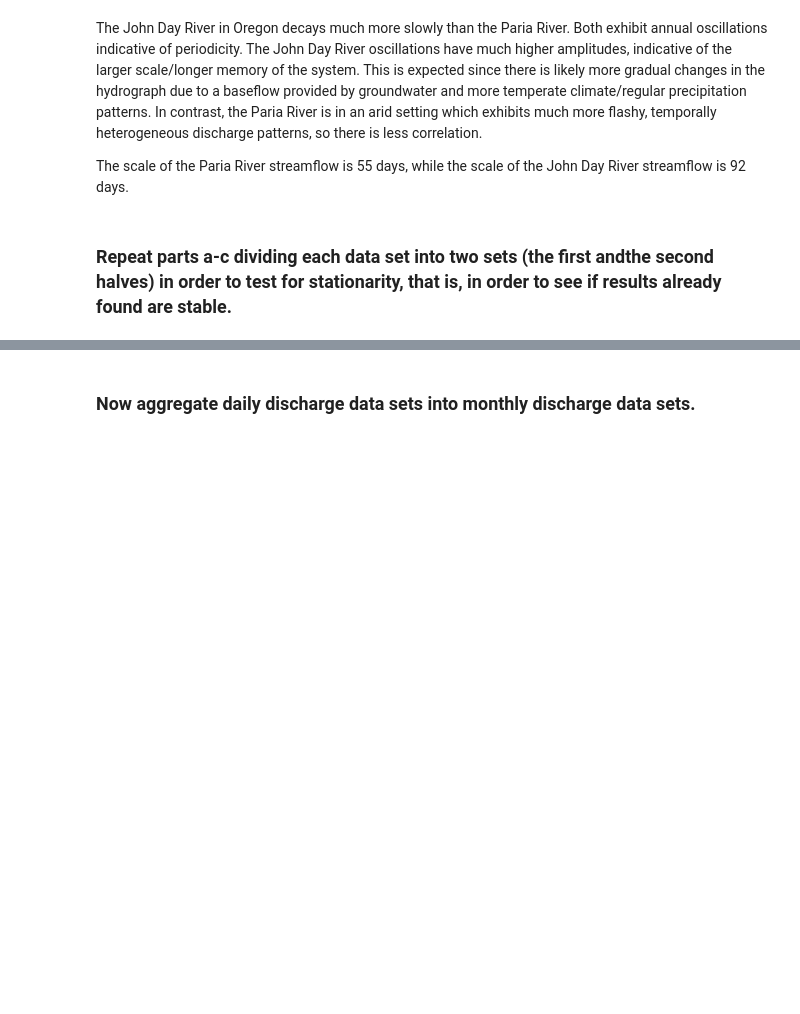
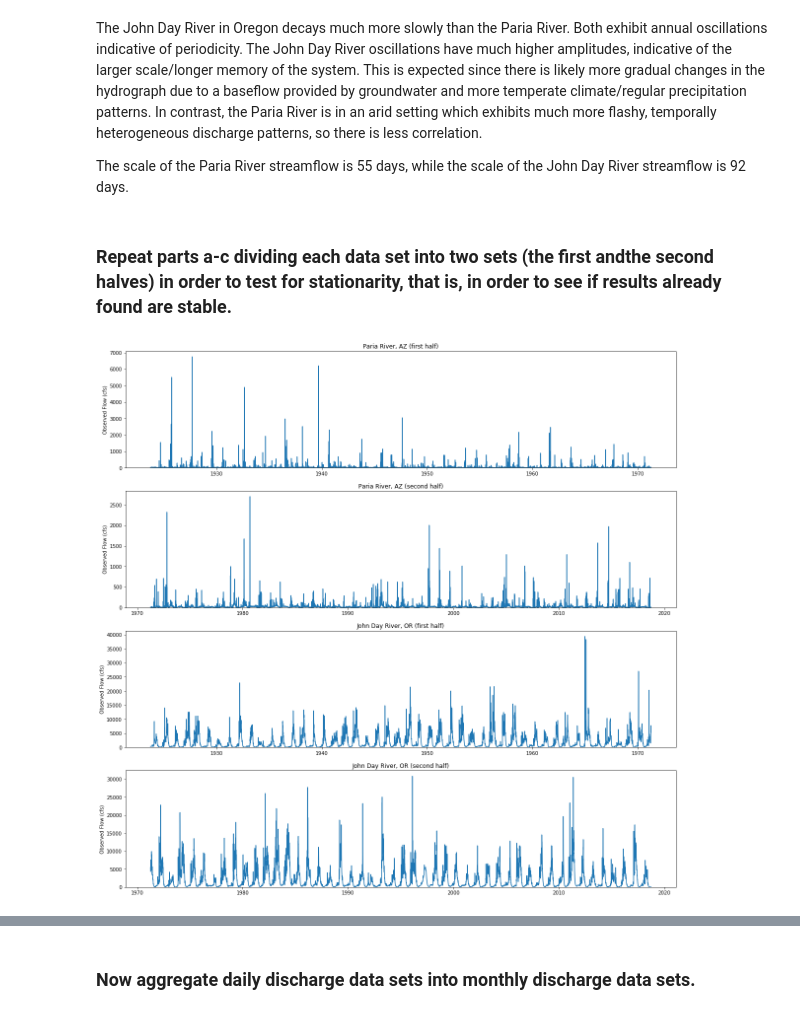
Before and after one commit to klarrieu/HYD142, a Jupyter notebook: Project.ipynb, the cells around one changed output, grey strips where cells are left out. Drawn from its saved outputs; the diff is of its cells as text; code cells hidden in the pictures; blank space fills up the shorter version.

```diff
--- a/Project.ipynb
+++ b/Project.ipynb
@@ -91,3 +88,23 @@ The John Day River in Oregon decays much more slowly than the Paria River. Both
 The scale of the Paria River streamflow is 55 days, while the scale of the John Day River streamflow is 92 days.
 # %% [markdown]
 ### Repeat parts a-c dividing each data set into two sets (the first andthe second halves) in order to test for stationarity, that is, in order to see if results already found are stable.
+# %%
+sdf_az = [df_az[:len(df_az)//2], df_az[len(df_az)//2:]]
+sdf_or = [df_or[:len(df_or)//2], df_or[len(df_or)//2:]]
+
+# plots
+fig, ax = plt.subplots(4, 1, figsize=(20, 20))
+ax[0].plot(sdf_az[0].DATE, sdf_az[0].Flow)
+ax[0].set(title='Paria River, AZ (first half)')
+ax[1].plot(sdf_az[1].DATE, sdf_az[1].Flow)
+ax[1].set(title='Paria River, AZ (second half)')
+ax[2].plot(sdf_or[0].DATE, sdf_or[0].Flow)
+ax[2].set(title='John Day River, OR (first half)')
+ax[3].plot(sdf_or[1].DATE, sdf_or[1].Flow)
+ax[3].set(title='John Day River, OR (second half)')
+for axis in ax:
+    axis.set(ylabel='Observed Flow (cfs)')
+    axis.set_ylim(bottom=0)
+plt.show()
+# %% [output]
+[figure, added]
```
Also changed, not shown: parts of 27 cells of this notebook.
